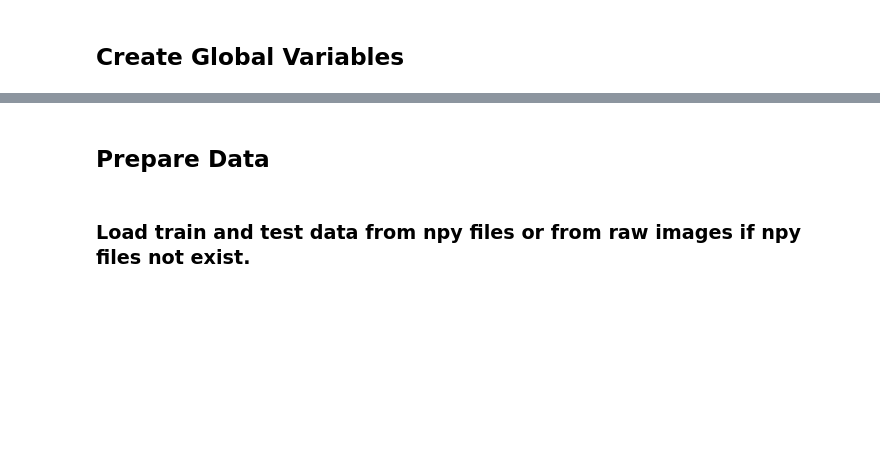
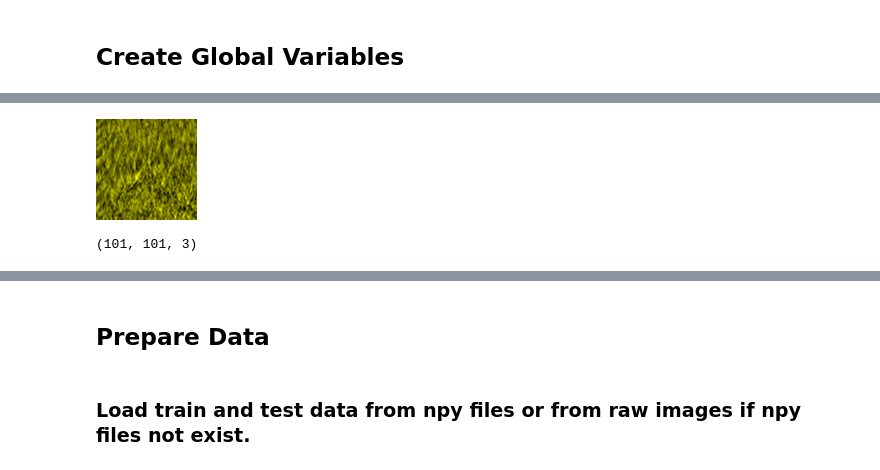
Before and after one commit to allen-q/salt_oil, a Jupyter notebook: salt_model_v24_data_pre_process.ipynb, the cells around one changed output, grey strips where cells are left out. Cells and saved outputs as stored; diff of their text form; code cells hidden in the pictures; blank space fills up the shorter version.

```diff
--- a/salt_model_v24_data_pre_process.ipynb
+++ b/salt_model_v24_data_pre_process.ipynb
@@ -208,0 +236,4 @@ class Pipeline_Salt(Augmentor.Pipeline):
+# %%
+image
+# %% [output]
+[figure, added]
@@ -208,0 +242,4 @@ class Pipeline_Salt(Augmentor.Pipeline):
+# %%
+img.shape
+# %% [output]
+(101, 101, 3)
```
Also changed, not shown: parts of 22 cells of this notebook, 3 other files.
